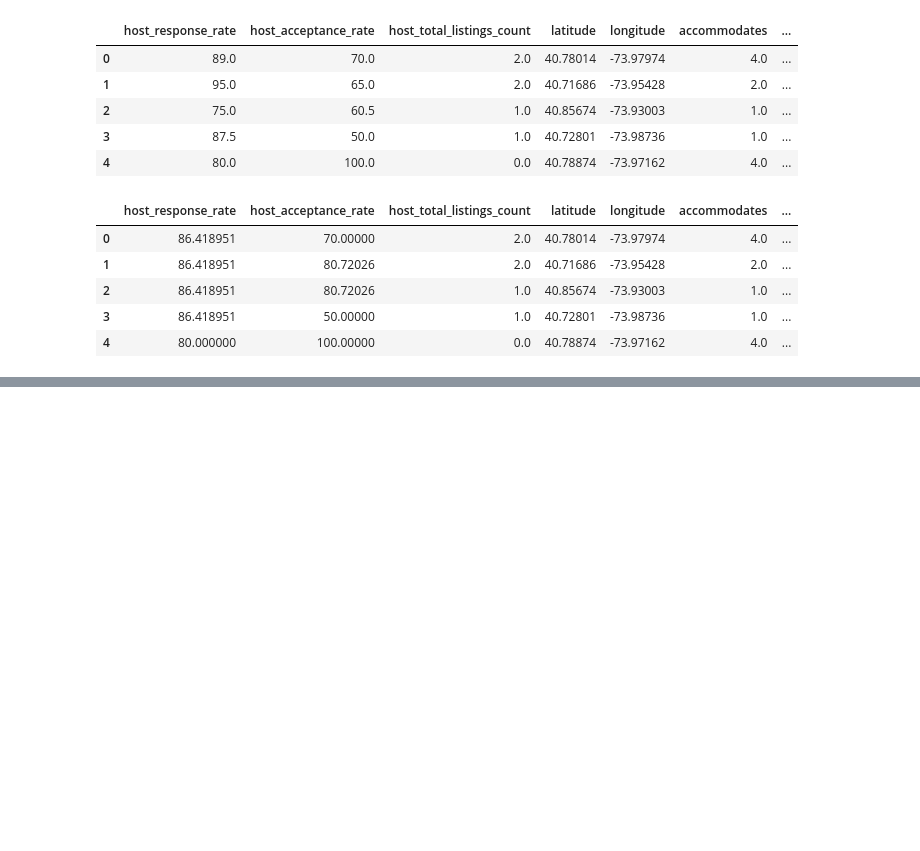
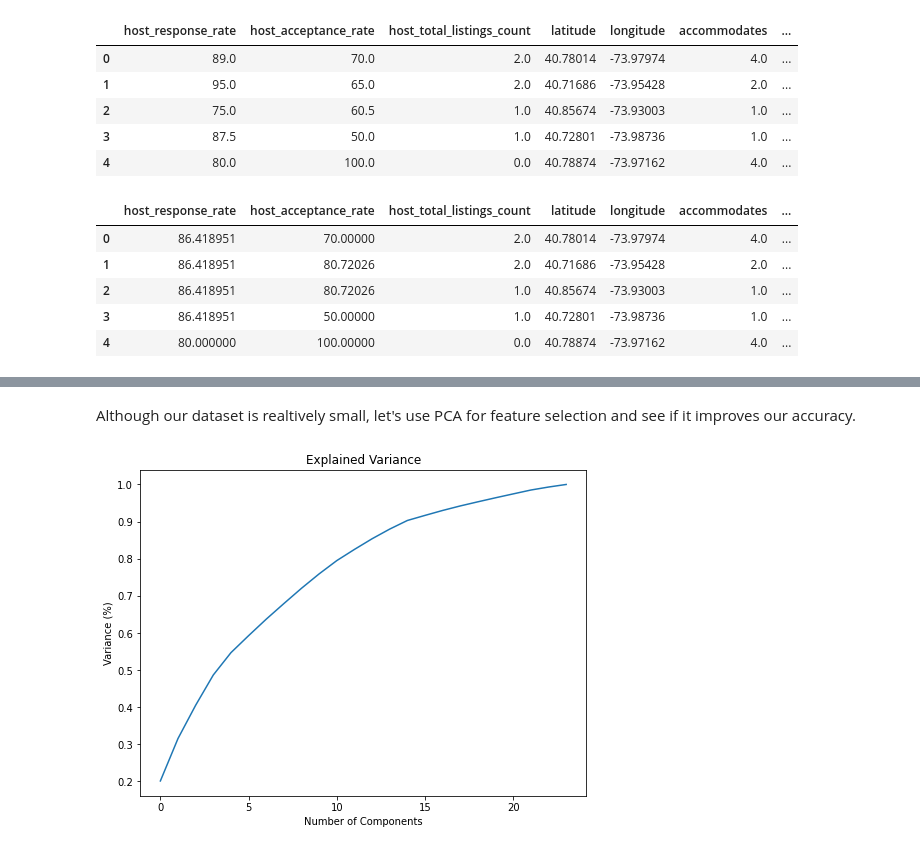
Before and after one commit to obeabi/SDSDecember2020Challenge, a Jupyter notebook: model_v1.ipynb, the cells around one changed output, grey strips where cells are left out. Saved outputs shown, nothing was run; the diff lists cells and outputs as text; code cells hidden in the pictures; blank space fills up the shorter version.

```diff
--- a/model_v1.ipynb
+++ b/model_v1.ipynb
@@ -42,7 +42,7 @@ warnings.filterwarnings("ignore", category= FutureWarning)
 warnings.filterwarnings("ignore", category = DeprecationWarning)
 
 %matplotlib inline
-plt.rcParams['figure.figsize'] = (18.0, 14.0) # set default size of plots
+plt.rcParams['figure.figsize'] = (8.0, 6.0) # set default size of plots
 plt.rcParams['image.interpolation'] = 'nearest'
 plt.rcParams['image.cmap'] = 'gray'
 
@@ -689,3 +689,11 @@ def adj_r2(x,y):
     p = x.shape[1]
     adjusted_r2 = 1-(1-r2)*(n-1)/(n-p-1)
     return adjusted_r2
+# %%
+# Standardize knn dataframe
+sc = StandardScaler()
+
+Xtrain_transform_KNN = sc.fit_transform(KNNimputed_X_train)
+Xvalid_transform_KNN = sc.transform(KNNimputed_X_valid)
+
+Xtrain_transform_KNN[0:2]
@@ -691,0 +736,15 @@ def adj_r2(x,y):
+# %% [markdown]
+Although our dataset is realtively small, let's use PCA for feature selection and see if it improves our accuracy.
+# %%
+# fEATURE SELCTION FOR KNN Imputaion
+from sklearn.decomposition import PCA
+pca1 = PCA()
+principalComponents = pca1.fit_transform(Xtrain_transform_KNN)
+plt.figure()
+plt.plot(np.cumsum(pca1.explained_variance_ratio_))
+plt.xlabel('Number of Components')
+plt.ylabel('Variance (%)') #for each component
+plt.title('Explained Variance')
+plt.show()
+# %% [output]
+[figure, added]
```
Also changed, not shown: parts of 17 cells of this notebook.
